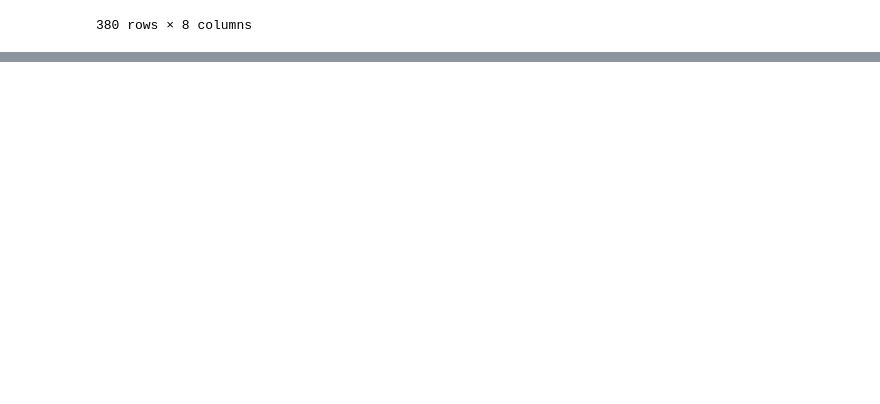
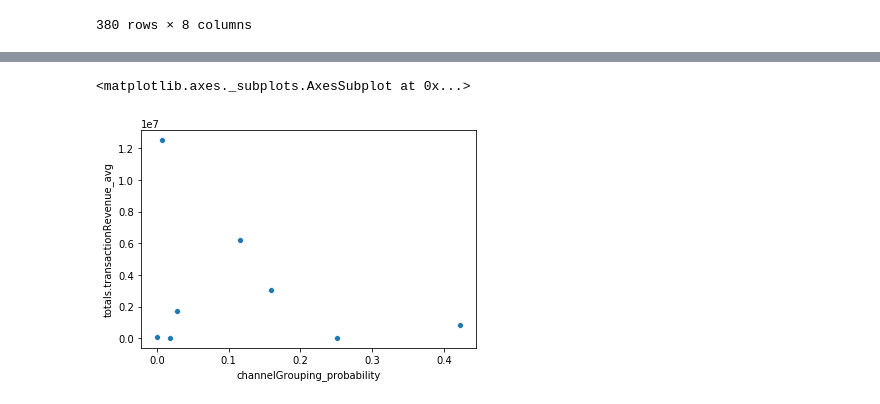
Before and after one commit to Pavan-Sangha/Kaggle-Google-Analytics-Customer-Revenue, a Jupyter notebook: feature_analysis_2.ipynb, the cells around one changed output, grey strips where cells are left out. Cells and saved outputs as stored; diff of their text form; code cells hidden in the pictures; blank space fills up the shorter version.

```diff
--- a/feature_analysis_2.ipynb
+++ b/feature_analysis_2.ipynb
@@ -767,0 +846,2 @@ trafficSource_source_summary
+# %%
+channelGrouping_summary = conditional_frequency_encode(train,'channelGrouping','totals.transactionRevenue','is_transaction')
@@ -767,0 +860,7 @@ trafficSource_source_summary
+# %%
+x = channelGrouping_summary['channelGrouping_probability']
+y = channelGrouping_summary['totals.transactionRevenue_avg']
+sns.scatterplot(x,y)
+# %% [output]
+<matplotlib.axes._subplots.AxesSubplot at 0x...>
+[figure, added]
```
Also changed, not shown: parts of 25 cells of this notebook.
